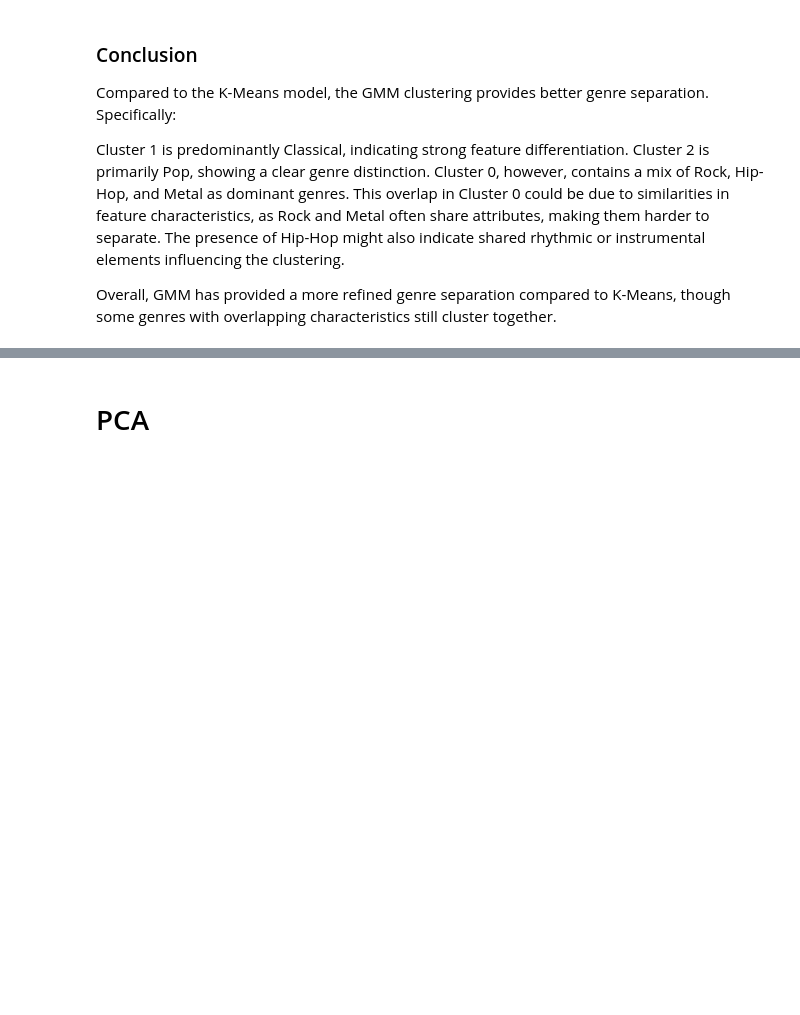
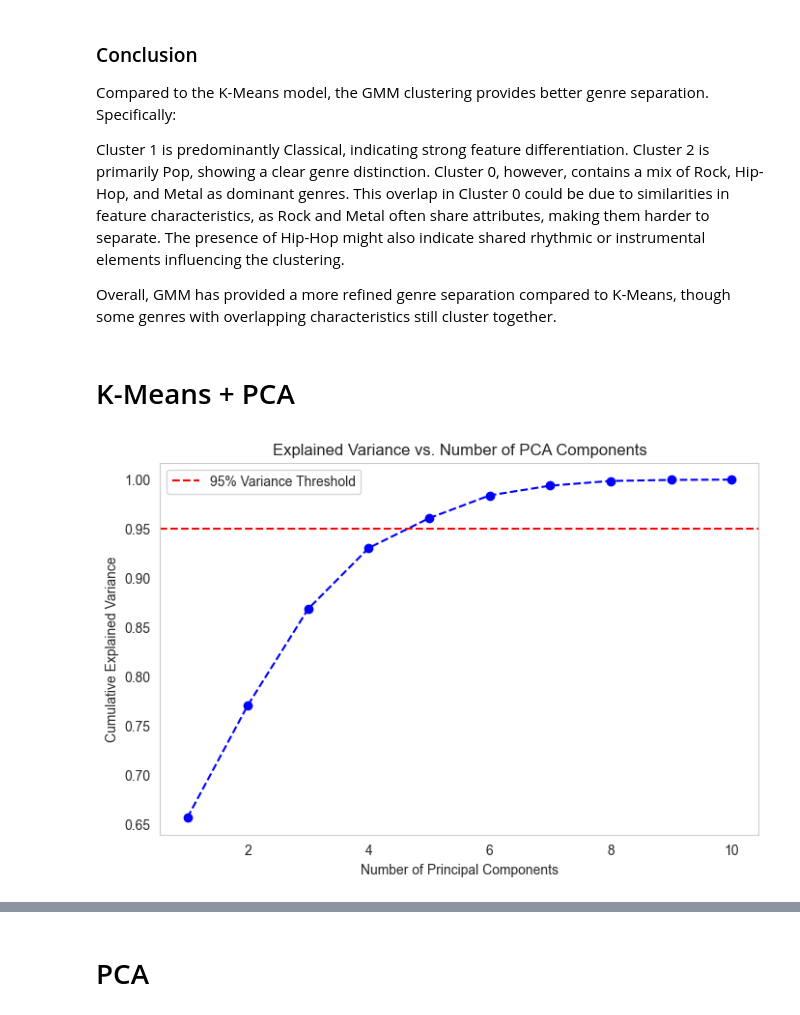
Before and after one commit to Akshay22087249/TurboAdventure, a Jupyter notebook: Main.ipynb, the cells around one changed output, grey strips where cells are left out. Saved outputs shown, nothing was run; the diff lists cells and outputs as text; code cells hidden in the pictures; blank space fills up the shorter version.

```diff
--- a/Main.ipynb
+++ b/Main.ipynb
@@ -1216,3 +1240,35 @@ Cluster 0, however, contains a mix of Rock, Hip-Hop, and Metal as dominant genre
 This overlap in Cluster 0 could be due to similarities in feature characteristics, as Rock and Metal often share attributes, making them harder to separate. The presence of Hip-Hop might also indicate shared rhythmic or instrumental elements influencing the clustering.
 
 Overall, GMM has provided a more refined genre separation compared to K-Means, though some genres with overlapping characteristics still cluster together.
+# %% [markdown]
+# K-Means + PCA
+# %%
+# ChatGPT, 2025, Prompt 1: "how do you apply pca as feature to kmeans"
+# ChatGPT, 2025, Prompt 2: "how do i decide optimal components"
+# Link: https://chatgpt.com/share/67cd997b-eca4-8001-ae68-bde5fe0e2f27
+
+
+# Standardize the dataset (if not done already)
+scaler = StandardScaler()
+X_scaled = scaler.fit_transform(labeled_df[feature_columns])
+
+# Apply PCA without specifying components (to analyze all)
+pca = PCA()
+pca.fit(X_scaled)
+
+# Explained variance ratio
+explained_variance = pca.explained_variance_ratio_
+cumulative_variance = np.cumsum(explained_variance)
+
+# Plot Explained Variance
+plt.figure(figsize=(8, 5))
+plt.plot(range(1, len(cumulative_variance) + 1), cumulative_variance, marker='o', linestyle='--', color="b")
+plt.xlabel("Number of Principal Components")
+plt.ylabel("Cumulative Explained Variance")
+plt.title("Explained Variance vs. Number of PCA Components")
+plt.axhline(y=0.95, color="r", linestyle="--", label="95% Variance Threshold")
+plt.legend()
+plt.grid()
+plt.show()
+# %% [output]
+[figure, added]
```
Also changed, not shown: parts of 13 cells of this notebook, 2 other files.
